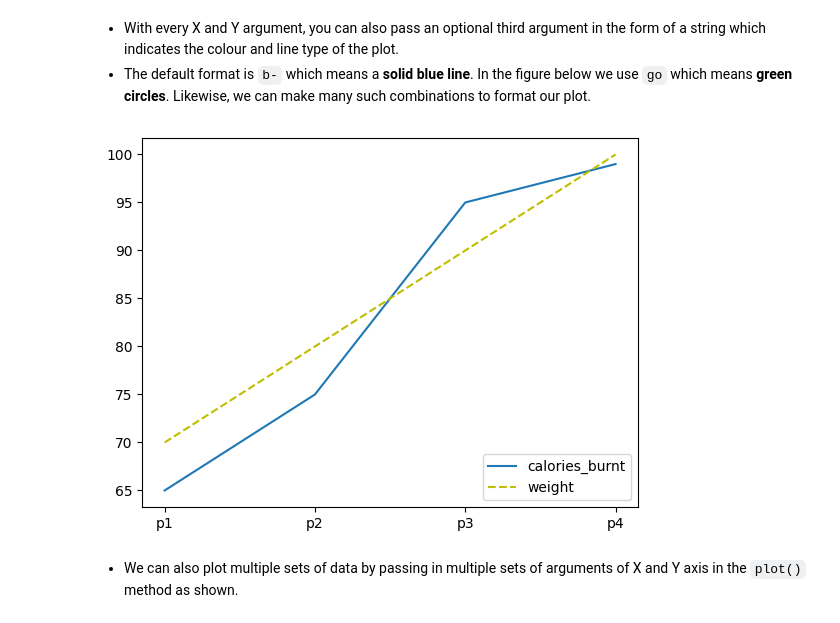
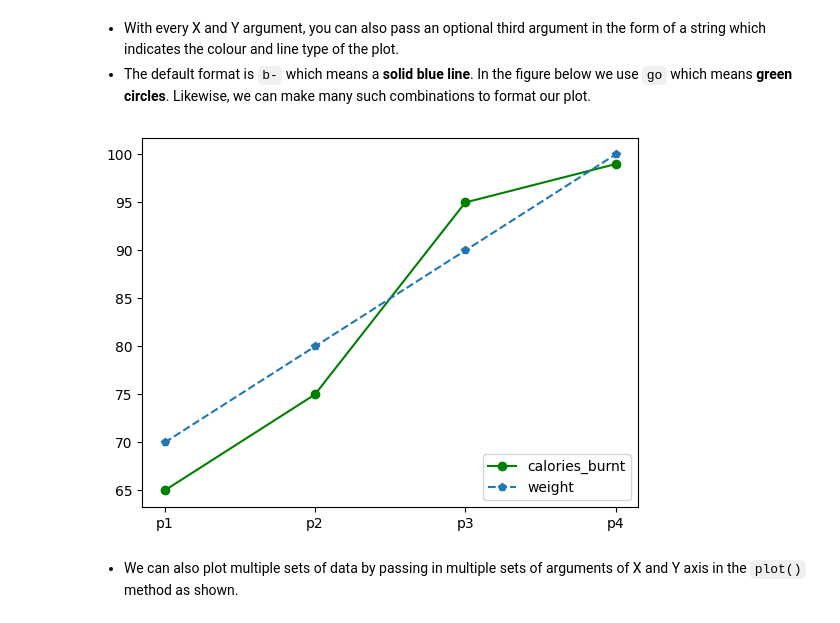
Before and after one commit to Josh-chief/IntroPython, a Jupyter notebook: basics_of_matplotlib.ipynb, the cells around one changed output. Drawn from its saved outputs; the diff is of its cells as text; code cells hidden in the pictures.

```diff
--- a/basics_of_matplotlib.ipynb
+++ b/basics_of_matplotlib.ipynb
@@ -144,18 +152,18 @@ plt.xticks(ticks=[0,1,2,3],labels=['p1','p2','p3','p4']);
 - The default format is `b-` which means a **solid blue line**. In the figure below we use `go` which means **green circles**. Likewise, we can make many such combinations to format our plot.
 # %%
 #Draw the plot
-plt.plot(calories_burnt)
-plt.plot(weight, 'y--')
+plt.plot(calories_burnt, 'go-')
+plt.plot(weight, 'p--')
 
 #add legend in the lower right part of the figure
 plt.legend(labels=['calories_burnt','weight'], loc= 'lower right')
 
 
 #set labels for each of these persons
 
 plt.xticks(ticks=[0,1,2,3], labels=['p1','p2','p3','p4']);
 # %% [output]
-[figure, old version]
+[figure, new version]
 # %% [markdown]
 - We can also plot multiple sets of data by passing in multiple sets of arguments of X and Y axis in the `plot()` method as shown.
 # %% [markdown]
```
Also changed, not shown: parts of 2 cells of this notebook.
